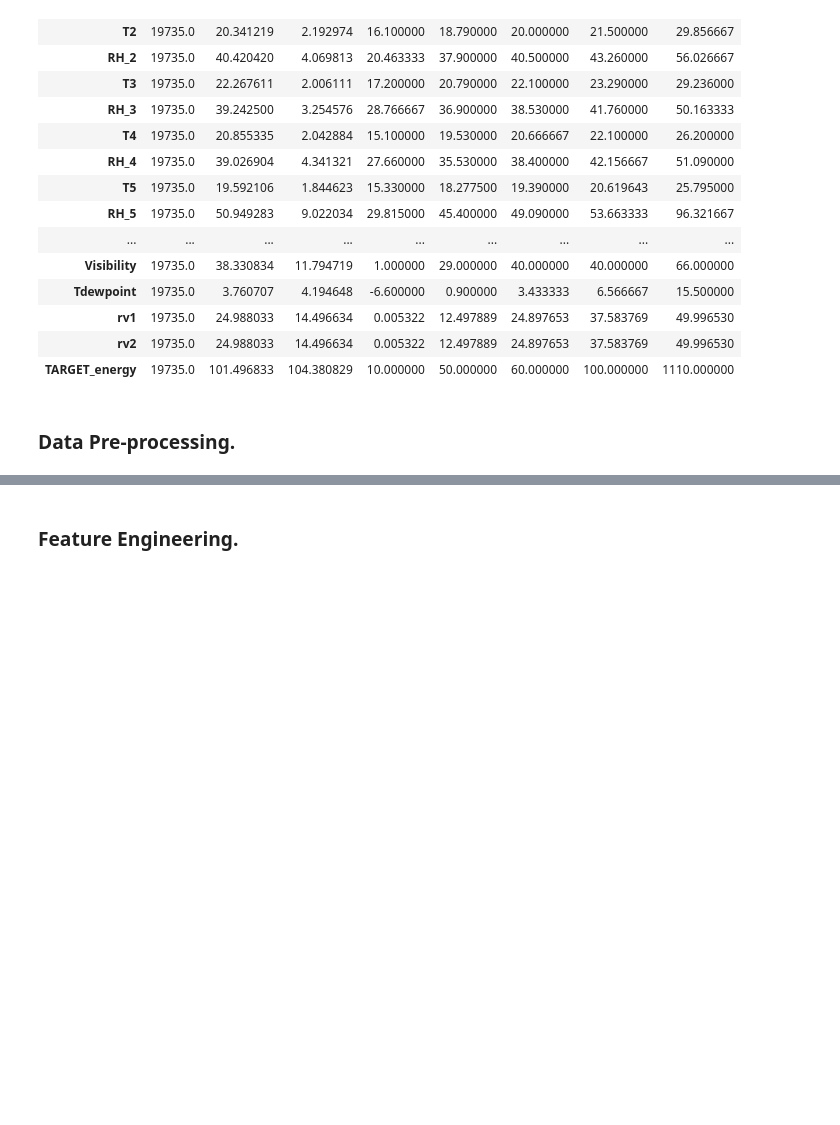
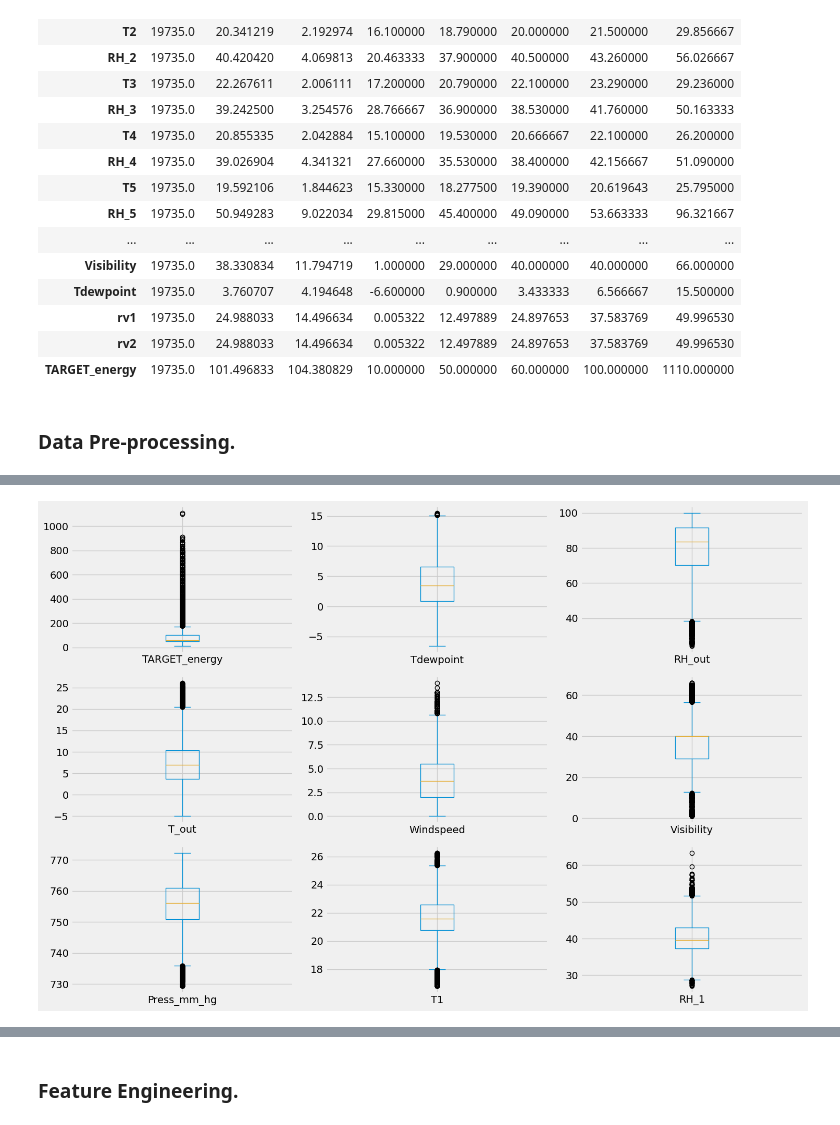
Before and after one commit to trungkien15work/COSC3013_Assignment_2, a Jupyter notebook: A2_CODE.ipynb, the cells around one changed output, grey strips where cells are left out. Cells and saved outputs as stored; diff of their text form; code cells hidden in the pictures; blank space fills up the shorter version.

```diff
--- a/A2_CODE.ipynb
+++ b/A2_CODE.ipynb
@@ -119,3 +128,17 @@ df_train.describe().T
+# %%
+fig, axes = plt.subplots(figsize=(15, 10), nrows=3, ncols=3)
+
+columns = ['TARGET_energy', 'Tdewpoint', 'RH_out', 'T_out', 'Windspeed', 'Visibility','Press_mm_hg','T1','RH_1']
+for i, ax in enumerate(axes.flatten()):
+    if i < len(columns):
+        df_train[columns[i]].plot(ax=ax, kind="box")
+    else:
+        ax.axis('off')
+
+plt.tight_layout()
+plt.show()
+# %% [output]
+[figure, added]
 # %%
 # Define the filterd dataframe
 df_train_filtered = df_train.drop(['date'], axis=1)
```
Also changed, not shown: parts of 3 cells of this notebook.
